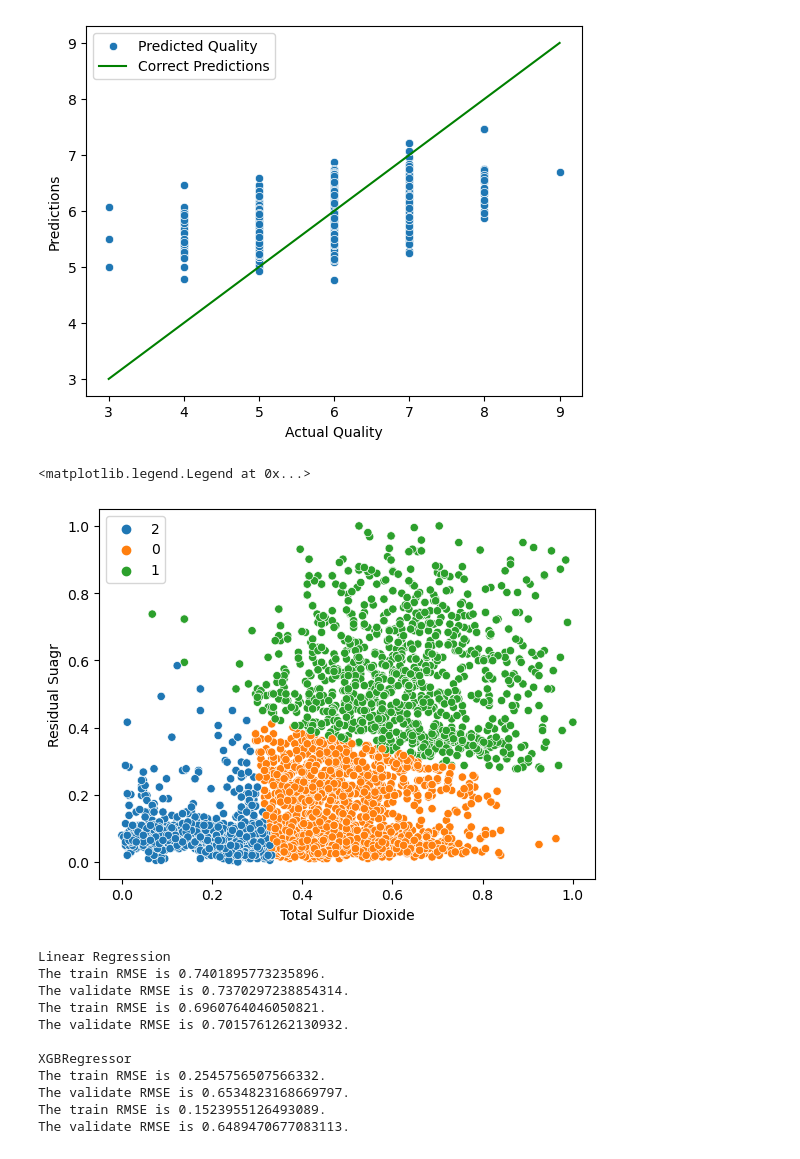
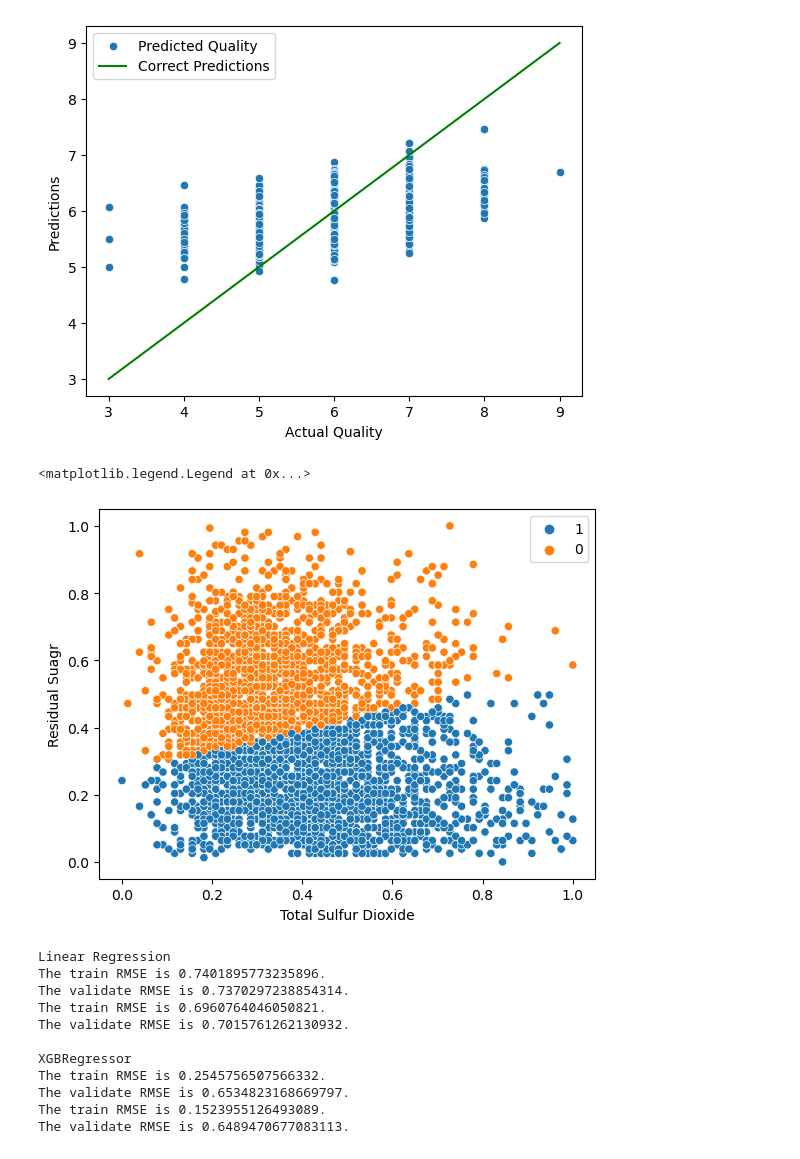
Before and after one commit to nick-edwige-clustering-project/wine-clustering-project, a Jupyter notebook: modeling.ipynb, the cells around one changed output. Drawn from its saved outputs; the diff is of its cells as text; code cells hidden in the pictures.

```diff
--- a/modeling.ipynb
+++ b/modeling.ipynb
@@ -454,14 +454,14 @@ def cluster_pipeline(wine, cluster_cols=['total_sulfur_dioxide', 'chlorides', 'd
     val_pred = kmeans.predict(Y)
     test_pred = kmeans.predict(Z)
 
-    x_train = x_train.drop(columns=cluster_cols)
-    x_val = x_val.drop(columns=cluster_cols)
-    x_test = x_test.drop(columns=cluster_cols)
+    #x_train = x_train.drop(columns=cluster_cols)
+    #x_val = x_val.drop(columns=cluster_cols)
+    #x_test = x_test.drop(columns=cluster_cols)
 
     x_train['cluster'] = train_pred
     x_val['cluster'] = val_pred
     x_test['cluster'] = test_pred
-
+    '''
     if clusters < 3:
         x_train = pd.get_dummies(x_train, columns=['cluster'], drop_first=True)
         x_val = pd.get_dummies(x_val, columns=['cluster'], drop_first=True)
@@ -470,7 +470,7 @@ def cluster_pipeline(wine, cluster_cols=['total_sulfur_dioxide', 'chlorides', 'd
         x_train = pd.get_dummies(x_train, columns=['cluster'], drop_first=False)
         x_val = pd.get_dummies(x_val, columns=['cluster'], drop_first=False)
         x_test = pd.get_dummies(x_test, columns=['cluster'], drop_first=False)
-
+    '''
     return  x_train, y_train, x_val, y_val,  x_test, y_test
 # %%
 wine = prep.pour()
@@ -533,14 +533,20 @@ wine = prep.pour()
 x_train, y_train, x_val, y_val, x_test, y_test = cluster_pipeline(wine,
     cluster_cols= [ 'total_sulfur_dioxide', 'residual_sugar'],
     clusters = 3)
+# %%
+wine = prep.pour()
+wine = wine.drop(columns=['total_sulfur_dioxide','chlorides', 'density'])
+x_train, y_train, x_val, y_val,  x_test, y_test = cluster_pipeline(wine,
+    cluster_cols= ['sulphates', 'free_sulfur_dioxide'],
+    clusters = 2)
 # %%
-sns.scatterplot(x_train, x='total_sulfur_dioxide', y='residual_sugar', hue='cluster')
+sns.scatterplot(x_train, x='sulphates', y='free_sulfur_dioxide', hue='cluster')
 plt.xlabel('Total Sulfur Dioxide')
 plt.ylabel('Residual Suagr')
 plt.legend()
 # %% [output]
 <matplotlib.legend.Legend at 0x...>
-[figure, old version]
+[figure, new version]
 # %%
 test_models(x_train, y_train, x_val, y_val,6)
 # %% [output]
```
Also changed, not shown: 1 other file.
